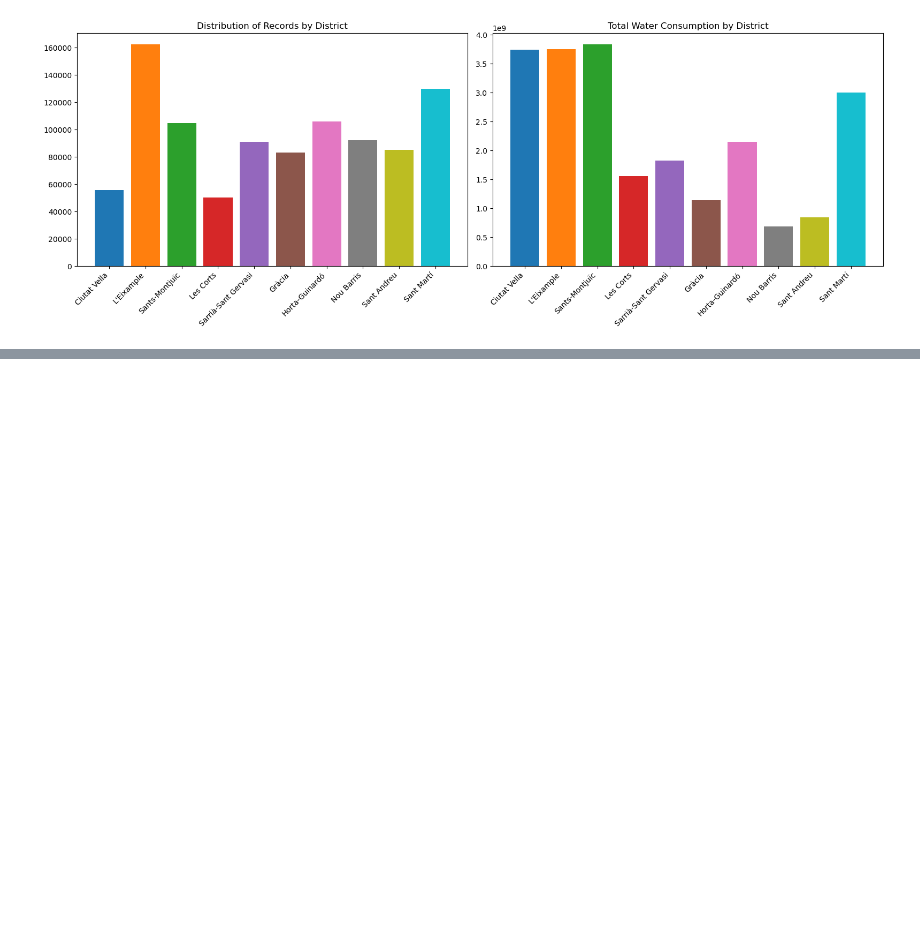
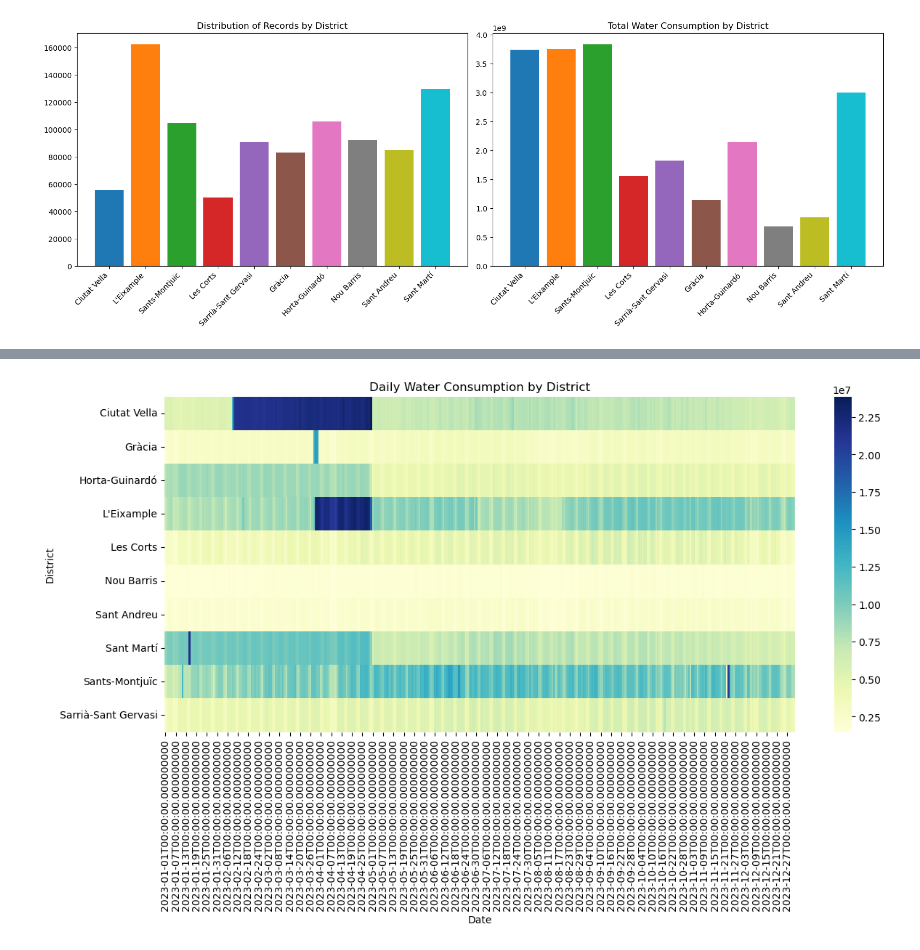
Before and after one commit to othats/GP_ABDATA_25, a Jupyter notebook: eda.ipynb, the cells around one changed output, grey strips where cells are left out. Cells and saved outputs as stored; diff of their text form; code cells hidden in the pictures; blank space fills up the shorter version.

```diff
--- a/eda.ipynb
+++ b/eda.ipynb
@@ -266,0 +299,10 @@ plt.show()
+# %%
+pivot = df.pivot_table(index="District_Name", columns="Date", values="Consumption_L_day", aggfunc="sum")
+plt.figure(figsize=(14,6))
+sns.heatmap(pivot, cmap="YlGnBu")
+plt.title("Daily Water Consumption by District")
+plt.xlabel("Date")
+plt.ylabel("District")
+plt.show()
+# %% [output]
+[figure, added]
```
Also changed, not shown: parts of 8 cells of this notebook, 1 other file.
